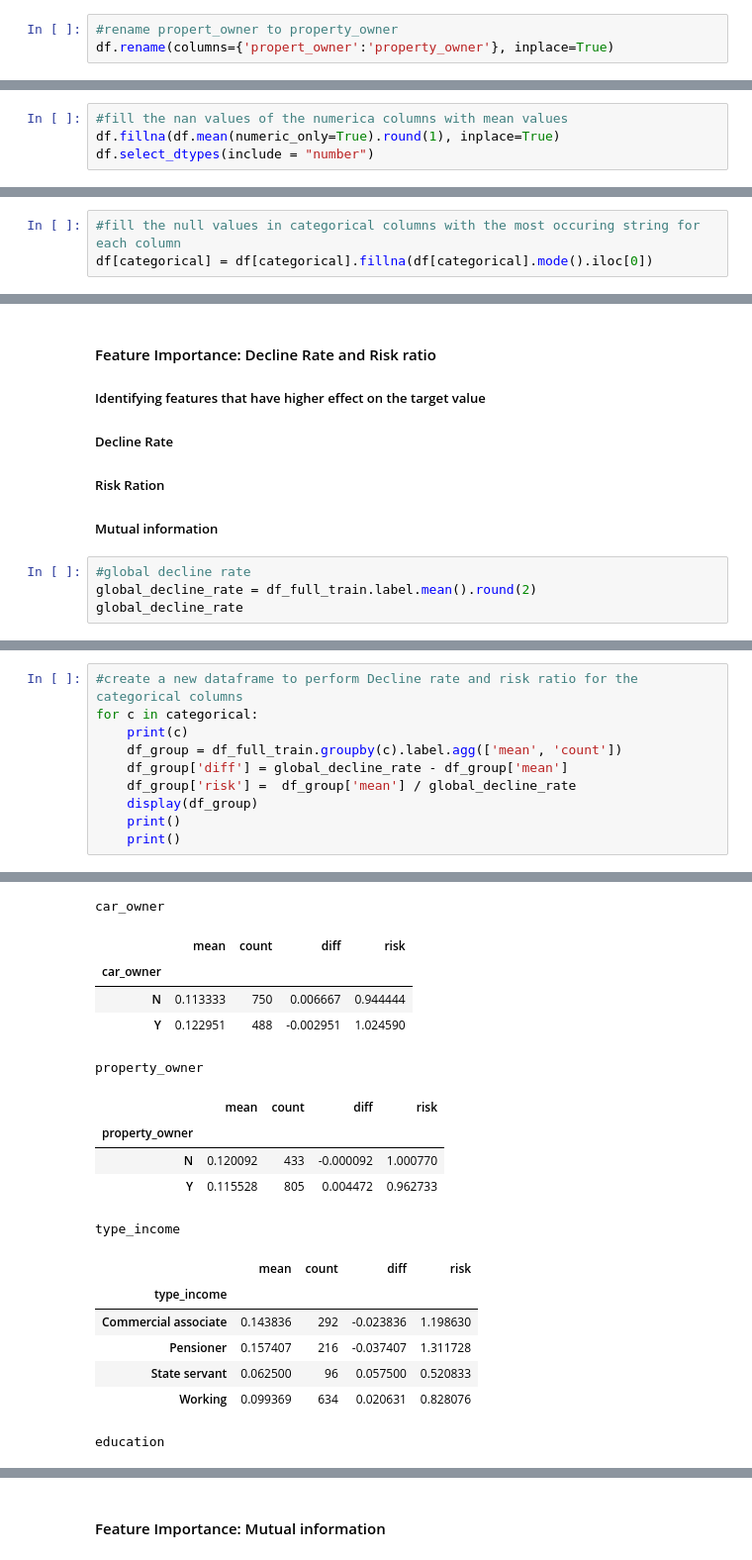
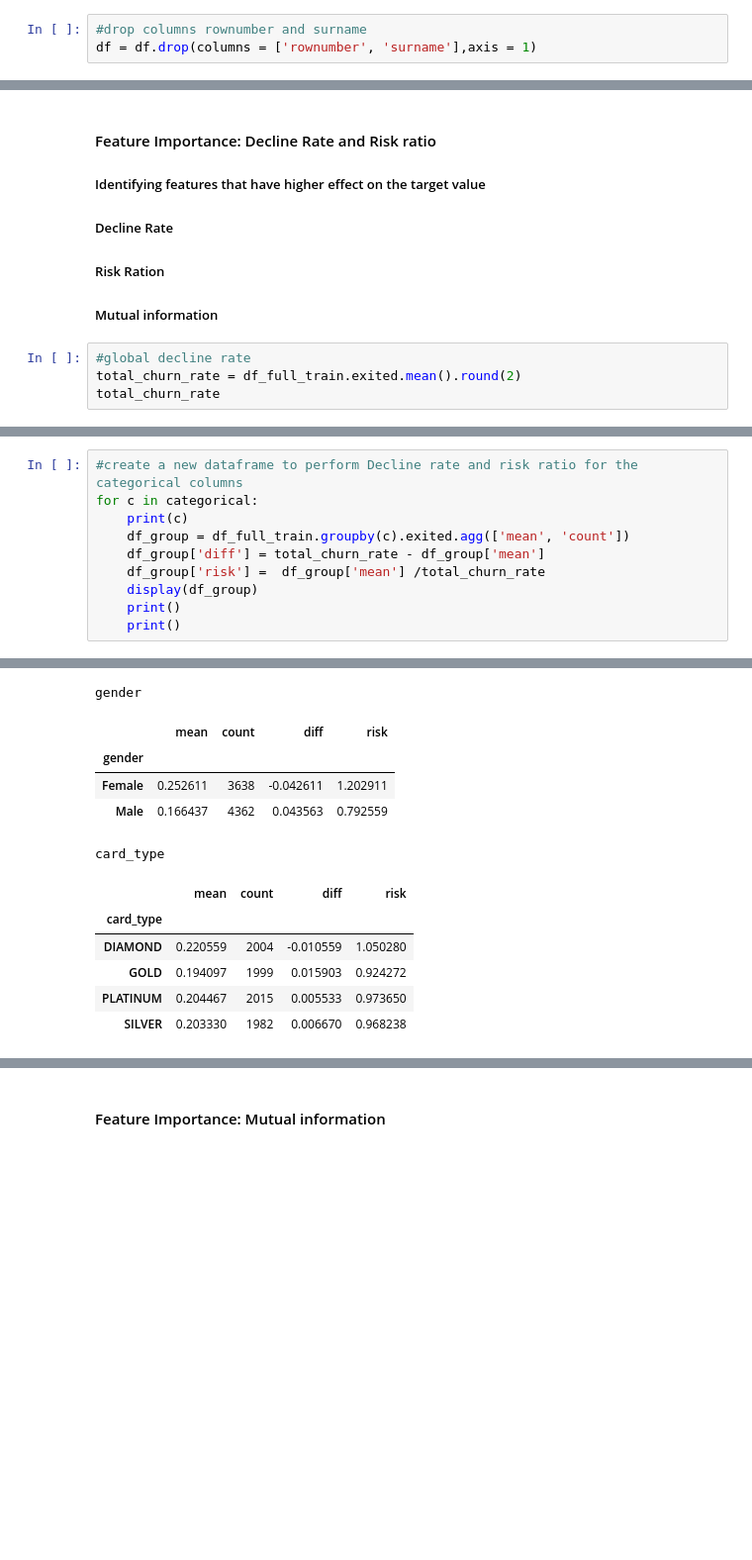
Before and after one commit to sam47-asfaw/bank-customer-churn-classification, a Jupyter notebook: midterm_project.ipynb, the cells around one changed output, grey strips where cells are left out. Shown at 99% size. Drawn from its saved outputs; the diff is of its cells as text; blank space fills up the shorter version.

```diff
--- a/midterm_project.ipynb
+++ b/midterm_project.ipynb
@@ -105,4 +82,4 @@ Index(['ind_id', 'gender', 'car_owner', 'propert_owner', 'children',
       dtype='object')
 # %%
-#rename propert_owner to property_owner
-df.rename(columns={'propert_owner':'property_owner'}, inplace=True)
+#drop columns rownumber and surname
+df = df.drop(columns = ['rownumber', 'surname'],axis = 1)
@@ -154,7 +150,3 @@ dtype: int64
 #separate the dataset into numeric and categorical
 numeric = df.select_dtypes(include=[np.number]).columns
 categorical = df.select_dtypes(include=['object']).columns
-# %%
-#fill the nan values of the numerica columns with mean values
-df.fillna(df.mean(numeric_only=True).round(1), inplace=True)
-df.select_dtypes(include = "number")
@@ -175,3 +152,0 @@ df.select_dtypes(include = "number")
-# %%
-#fill the null values in categorical columns with the most occuring string for each column
-df[categorical] = df[categorical].fillna(df[categorical].mode().iloc[0])
@@ -271,6 +240,6 @@ del df_test['label']
 ##### Mutual information
 # %%
 #global decline rate
-global_decline_rate = df_full_train.label.mean().round(2)
-global_decline_rate
+total_churn_rate = df_full_train.exited.mean().round(2)
+total_churn_rate
 # %% [output]
@@ -283,9 +252,9 @@ global_decline_rate
 #create a new dataframe to perform Decline rate and risk ratio for the categorical columns
 for c in categorical:
     print(c)
-    df_group = df_full_train.groupby(c).label.agg(['mean', 'count'])
-    df_group['diff'] = global_decline_rate - df_group['mean']
-    df_group['risk'] =  df_group['mean'] / global_decline_rate
+    df_group = df_full_train.groupby(c).exited.agg(['mean', 'count'])
+    df_group['diff'] = total_churn_rate - df_group['mean']
+    df_group['risk'] =  df_group['mean'] /total_churn_rate
     display(df_group)
     print()
     print()
@@ -298,18 +268,12 @@ gender
-car_owner
+gender
 |  | mean | count | diff | risk |
-| car_owner |  |  |  |  |
-| N | 0.113333 | 750 | 0.006667 | 0.944444 |
-| Y | 0.122951 | 488 | -0.002951 | 1.024590 |
+| gender |  |  |  |  |
+| Female | 0.252611 | 3638 | -0.042611 | 1.202911 |
+| Male | 0.166437 | 4362 | 0.043563 | 0.792559 |
-property_owner
+card_type
 |  | mean | count | diff | risk |
-| property_owner |  |  |  |  |
-| N | 0.120092 | 433 | -0.000092 | 1.000770 |
-| Y | 0.115528 | 805 | 0.004472 | 0.962733 |
+| card_type |  |  |  |  |
+| DIAMOND | 0.220559 | 2004 | -0.010559 | 1.050280 |
+| GOLD | 0.194097 | 1999 | 0.015903 | 0.924272 |
+| PLATINUM | 0.204467 | 2015 | 0.005533 | 0.973650 |
+| SILVER | 0.203330 | 1982 | 0.006670 | 0.968238 |
-type_income
-|  | mean | count | diff | risk |
-| type_income |  |  |  |  |
-| Commercial associate | 0.143836 | 292 | -0.023836 | 1.198630 |
-| Pensioner | 0.157407 | 216 | -0.037407 | 1.311728 |
-| State servant | 0.062500 | 96 | 0.057500 | 0.520833 |
-| Working | 0.099369 | 634 | 0.020631 | 0.828076 |
-education
```
Also changed, not shown: parts of 33 cells of this notebook.
